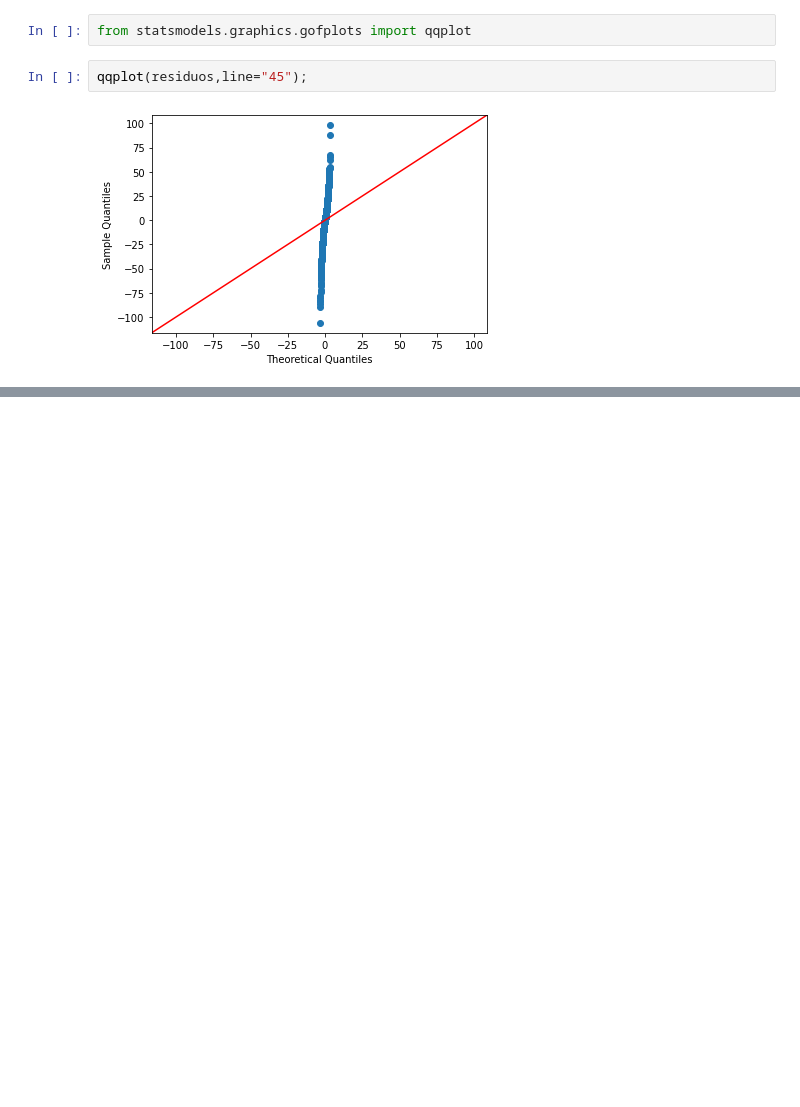
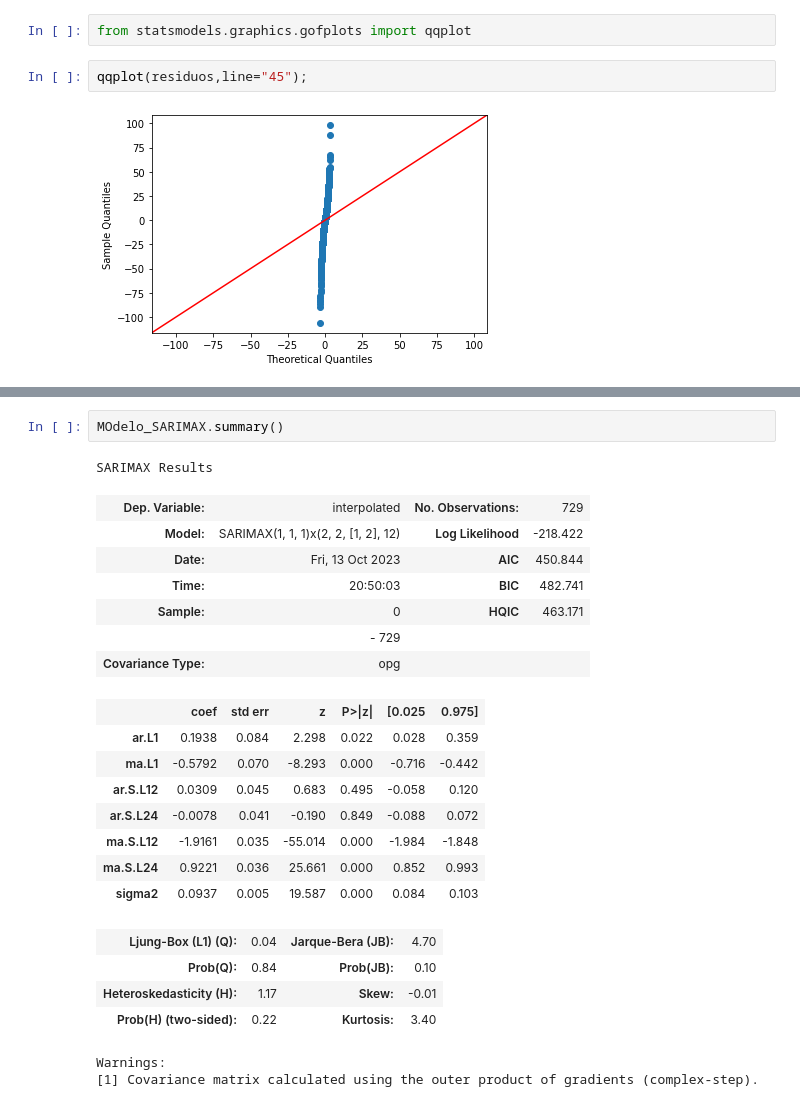
Before and after one commit to jsanz81/Bootcamp_Abril2023, a Jupyter notebook: 06_Series_Temporales/Series_Temporales_V1.ipynb, the cells around one changed output, grey strips where cells are left out. Saved outputs shown, nothing was run; the diff lists cells and outputs as text; blank space fills up the shorter version.

```diff
--- a/06_Series_Temporales/Series_Temporales_V1.ipynb
+++ b/06_Series_Temporales/Series_Temporales_V1.ipynb
@@ -282,0 +424,25 @@ qqplot(residuos,line="45");
+# %%
+MOdelo_SARIMAX.summary()
+# %% [output]
+SARIMAX Results
+| Dep. Variable: | interpolated | No. Observations: | 729 |
+| Model: | SARIMAX(1, 1, 1)x(2, 2, [1, 2], 12) | Log Likelihood | -218.422 |
+| Date: | Fri, 13 Oct 2023 | AIC | 450.844 |
+| Time: | 20:50:03 | BIC | 482.741 |
+| Sample: | 0 | HQIC | 463.171 |
+|  | - 729 |  |  |
+| Covariance Type: | opg |  |  |
+|  | coef | std err | z | P>|z| | [0.025 | 0.975] |
+| ar.L1 | 0.1938 | 0.084 | 2.298 | 0.022 | 0.028 | 0.359 |
+| ma.L1 | -0.5792 | 0.070 | -8.293 | 0.000 | -0.716 | -0.442 |
+| ar.S.L12 | 0.0309 | 0.045 | 0.683 | 0.495 | -0.058 | 0.120 |
+| ar.S.L24 | -0.0078 | 0.041 | -0.190 | 0.849 | -0.088 | 0.072 |
+| ma.S.L12 | -1.9161 | 0.035 | -55.014 | 0.000 | -1.984 | -1.848 |
+| ma.S.L24 | 0.9221 | 0.036 | 25.661 | 0.000 | 0.852 | 0.993 |
+| sigma2 | 0.0937 | 0.005 | 19.587 | 0.000 | 0.084 | 0.103 |
+| Ljung-Box (L1) (Q): | 0.04 | Jarque-Bera (JB): | 4.70 |
+| Prob(Q): | 0.84 | Prob(JB): | 0.10 |
+| Heteroskedasticity (H): | 1.17 | Skew: | -0.01 |
+| Prob(H) (two-sided): | 0.22 | Kurtosis: | 3.40 |
+Warnings:
+[1] Covariance matrix calculated using the outer product of gradients (complex-step).
```
Also changed, not shown: parts of 25 cells of this notebook.
